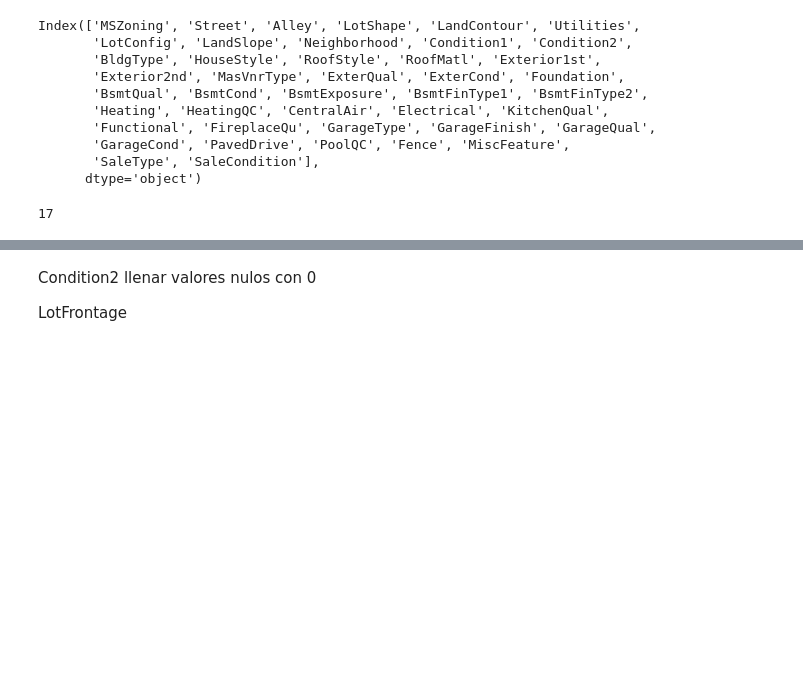
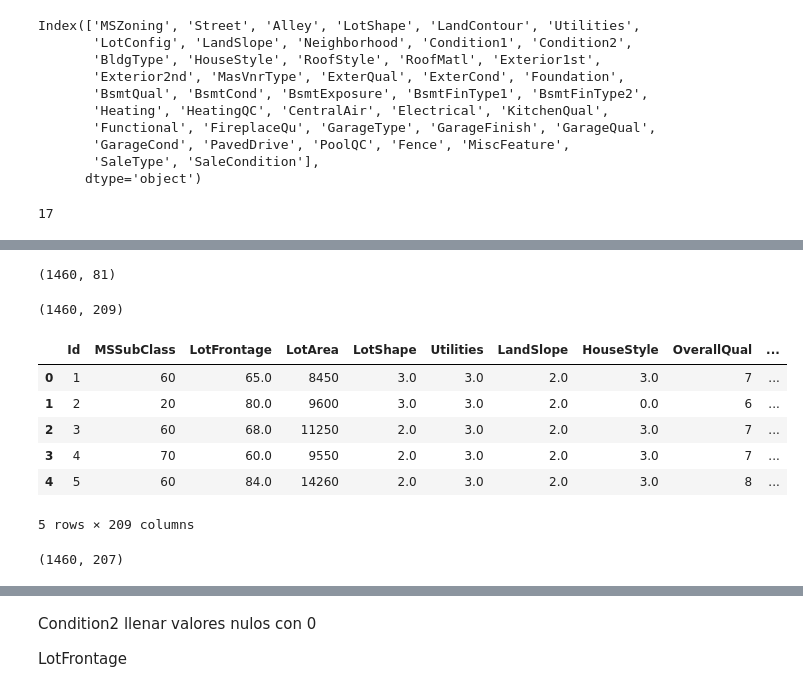
Before and after one commit to danieldhats7/Advanced_Regression_Techniques, a Jupyter notebook: notebooks/02_One-hot.ipynb, the cells around one changed output, grey strips where cells are left out. Saved outputs shown, nothing was run; the diff lists cells and outputs as text; code cells hidden in the pictures; blank space fills up the shorter version.

```diff
--- a/notebooks/02_One-hot.ipynb
+++ b/notebooks/02_One-hot.ipynb
@@ -79,0 +129,39 @@ len(col_fil_NA) + len(col_fill_0)
+# %%
+imputer_N = SimpleImputer(strategy='constant',fill_value='NA')
+df[col_fill_NA] = pd.DataFrame(imputer_N.fit_transform(df[col_fill_NA]), columns=col_fill_NA)
+
+imputer_0 = SimpleImputer(strategy='constant',fill_value=0)
+df[col_fill_0] = pd.DataFrame(imputer_0.fit_transform(df[col_fill_0]), columns=col_fill_0)
+
+imputer_mf = SimpleImputer(strategy='most_frequent')
+df[col_fill_mf] = pd.DataFrame(imputer_mf.fit_transform(df[col_fill_mf]), columns=col_fill_mf)
+
+
+df['MasVnrType'].replace('None', 'NA', inplace=True)
+# %%
+ordinal = OrdinalEncoder(categories= ordinal_cols_categories)
+df[ordinal_cols] = pd.DataFrame(ordinal.fit_transform(df[ordinal_cols]), columns=ordinal_cols)
+# %%
+oh_encoder = OneHotEncoder(handle_unknown='ignore')
+df_oh = pd.DataFrame(oh_encoder.fit_transform(df[oh_cols]).toarray())
+# %%
+df.shape
+# %% [output]
+(1460, 81)
+# %%
+df.drop(oh_cols, axis=1, inplace=True)
+X = pd.concat([df,df_oh], join='inner', axis=1)
+# %%
+X.shape
+# %% [output]
+(1460, 209)
+# %%
+X.head()
+# %% [output]
+|  | Id | MSSubClass | LotFrontage | LotArea | LotShape | Utilities | LandSlope | HouseStyle | OverallQual | ... |
+| 0 | 1 | 60 | 65.0 | 8450 | 3.0 | 3.0 | 2.0 | 3.0 | 7 | ... |
+| 1 | 2 | 20 | 80.0 | 9600 | 3.0 | 3.0 | 2.0 | 0.0 | 6 | ... |
+| 2 | 3 | 60 | 68.0 | 11250 | 2.0 | 3.0 | 2.0 | 3.0 | 7 | ... |
+| 3 | 4 | 70 | 60.0 | 9550 | 2.0 | 3.0 | 2.0 | 3.0 | 7 | ... |
+| 4 | 5 | 60 | 84.0 | 14260 | 2.0 | 3.0 | 2.0 | 3.0 | 8 | ... |
+5 rows × 209 columns
@@ -79,0 +174,4 @@ len(col_fil_NA) + len(col_fill_0)
+# %%
+X.shape
+# %% [output]
+(1460, 207)
```
Also changed, not shown: parts of 23 cells of this notebook, 1 other file.
